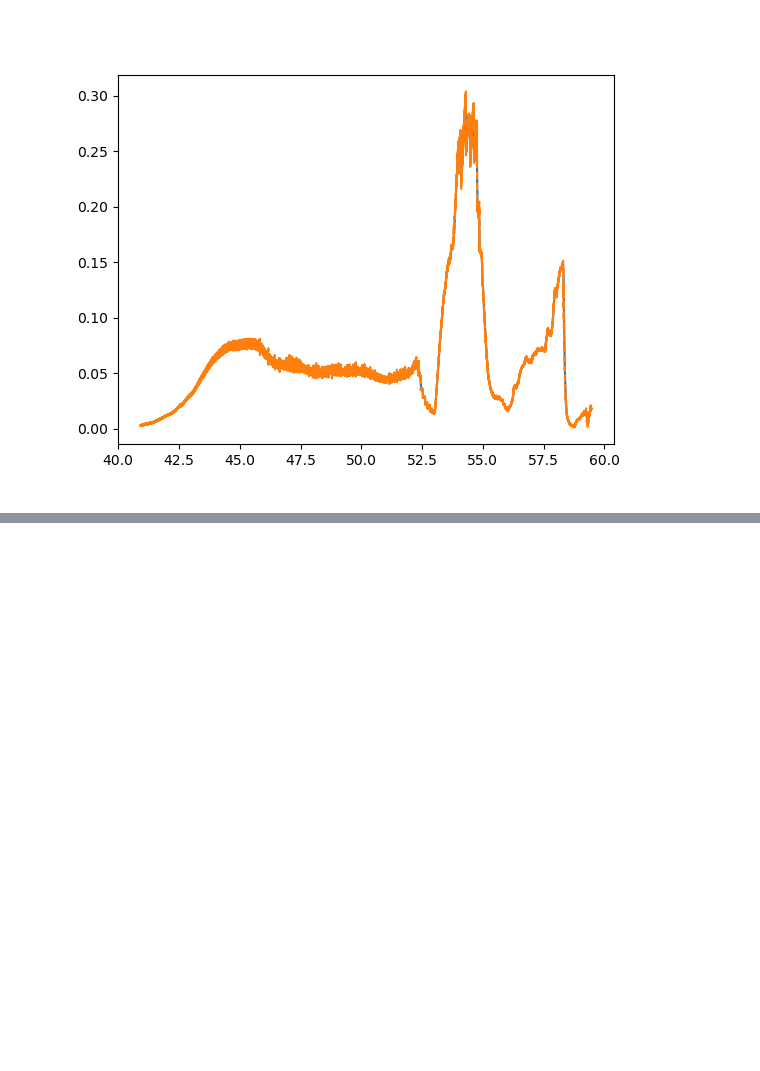
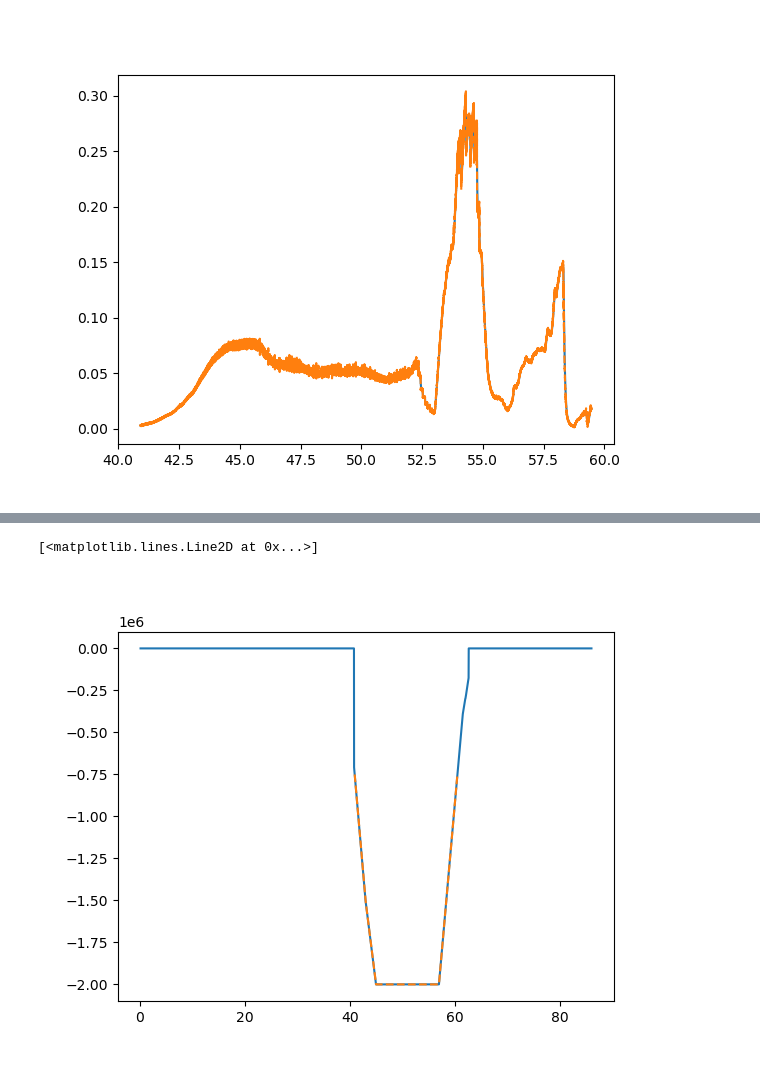
Before and after one commit to maxtost10/SPC-Runaway_Classifier, a Jupyter notebook: Processing_Data/Pruning and Normalising.ipynb, the cells around one changed output, grey strips where cells are left out. Saved outputs shown, nothing was run; the diff lists cells and outputs as text; code cells hidden in the pictures; blank space fills up the shorter version.

```diff
--- a/Processing_Data/Pruning and Normalising.ipynb
+++ b/Processing_Data/Pruning and Normalising.ipynb
@@ -38,0 +43,13 @@ keys = ['SSXcore', 'IP', 'DAO_EDG7', 'WMHD', 'RNT']
+# %%
+def plot(timeseries):
+    plt.plot(timeseries['time'], timeseries['signal'])
+
+processed_h5_file = process_h5_file(r'C:\Users\Max Tost\Desktop\Notebooks\SPC Neural Network Project\JETno83648.h5')
+merged_h5 = downsample_and_merge(processed_h5_file)
+# %%
+plt.close()
+plot(processed_h5_file['IP'])
+plt.plot(merged_h5['time'], merged_h5['IP'], '--')
+# %% [output]
+[<matplotlib.lines.Line2D at 0x...>]
+[figure, added]
```
Also changed, not shown: parts of 5 cells of this notebook.
